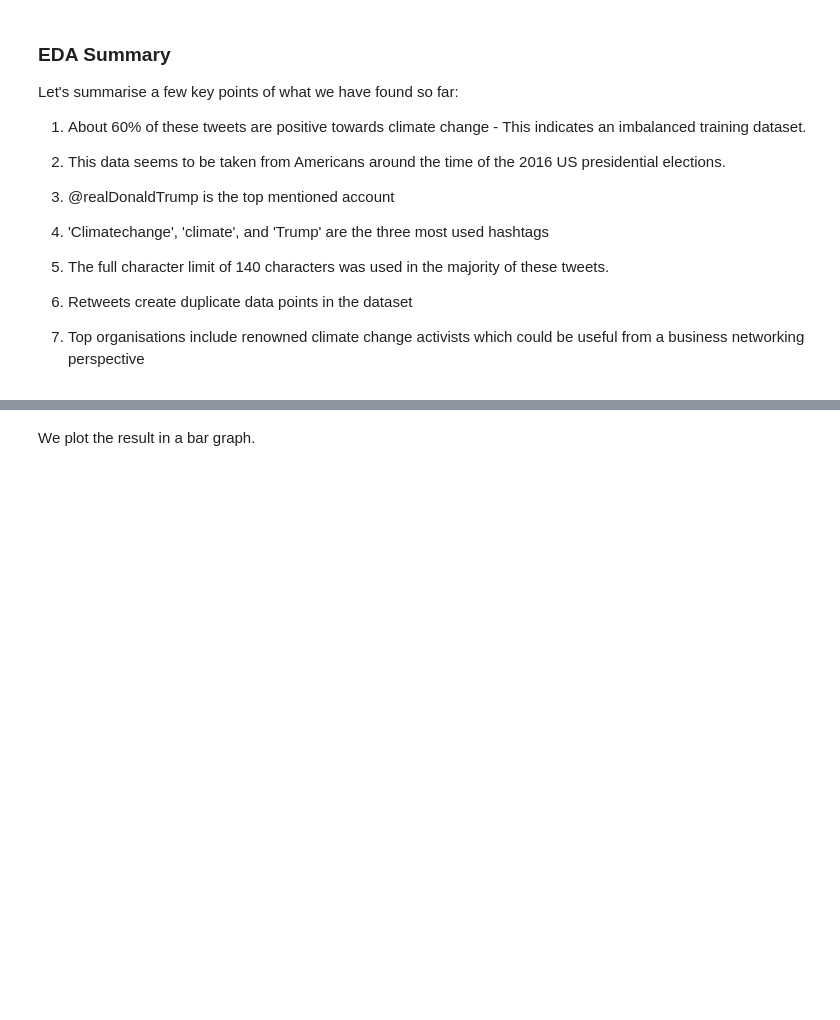
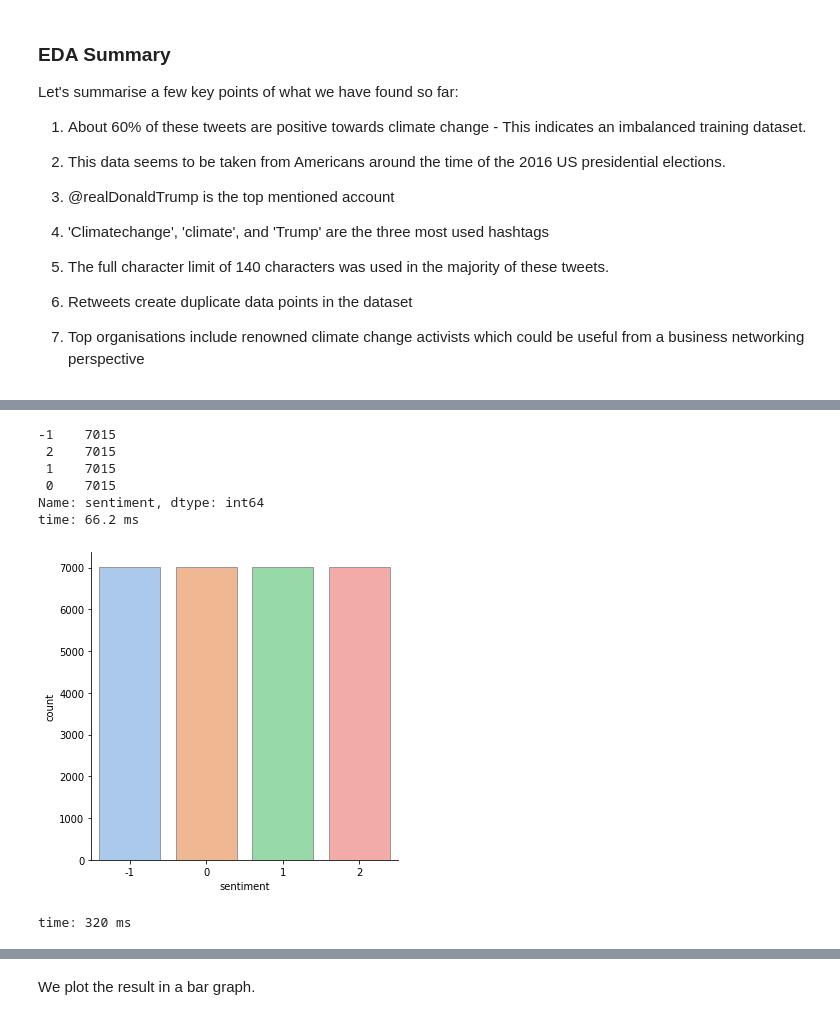
Before and after one commit to jonnybegreat/Climate-Change-Sentiment-Analysis, a Jupyter notebook: Team-6-Classification-Notebook-Version-2.ipynb, the cells around one changed output, grey strips where cells are left out. Drawn from its saved outputs; the diff is of its cells as text; code cells hidden in the pictures; blank space fills up the shorter version.

```diff
--- a/Team-6-Classification-Notebook-Version-2.ipynb
+++ b/Team-6-Classification-Notebook-Version-2.ipynb
@@ -1060,0 +1353,4 @@ sns.catplot(x = "sentiment", kind = "count", edgecolor = ".6",
+# %%
+# Upsampling- class size is the size of the majority pro(1) class
+class_size_up = int(len(df_with_metadata[df_with_metadata['sentiment'] == 1]))
+print('Upsampling class size:', class_size_up)
@@ -1060,0 +1368,42 @@ sns.catplot(x = "sentiment", kind = "count", edgecolor = ".6",
+# %%
+# Upsampling minority of all classes to meet the majority class count - 8530
+
+#Upsample news - sentiment = 2
+news_upsampled = resample(news,
+                          replace = True, # sample without replacement
+                          n_samples = class_size_up, # match majority class
+                          random_state=27) # reproducible results
+
+#Upsample neutral - sentiment = 0
+neutral_upsampled = resample(neutral,
+                          replace = True, # sample without replacement=
+                          n_samples = class_size_up, # match majority class
+                          random_state=27) # reproducible results
+
+#Upsample anti - sentiment = -1
+anti_upsampled = resample(anti,
+                          replace = True, # sample without replacement
+                          n_samples = class_size_up, # match majority class
+                          random_state=27) # reproducible results
+
+
+# Combine upsampled minority classes with majority class
+upsampled = pd.concat([pro, news_upsampled,
+                       neutral_upsampled, anti_upsampled])
+
+# Check new class counts
+print(upsampled['sentiment'].value_counts())
+# %% [output]
+-1    7015
+ 2    7015
+ 1    7015
+ 0    7015
+Name: sentiment, dtype: int64
+time: 66.2 ms
+# %%
+#Bar graph of balanced sentiment count
+sns.catplot(x = "sentiment", kind = "count", edgecolor = ".6",
+            palette = "pastel",data = upsampled);
+# %% [output]
+[figure, added]
+time: 320 ms
```
Also changed, not shown: parts of 143 cells of this notebook.
